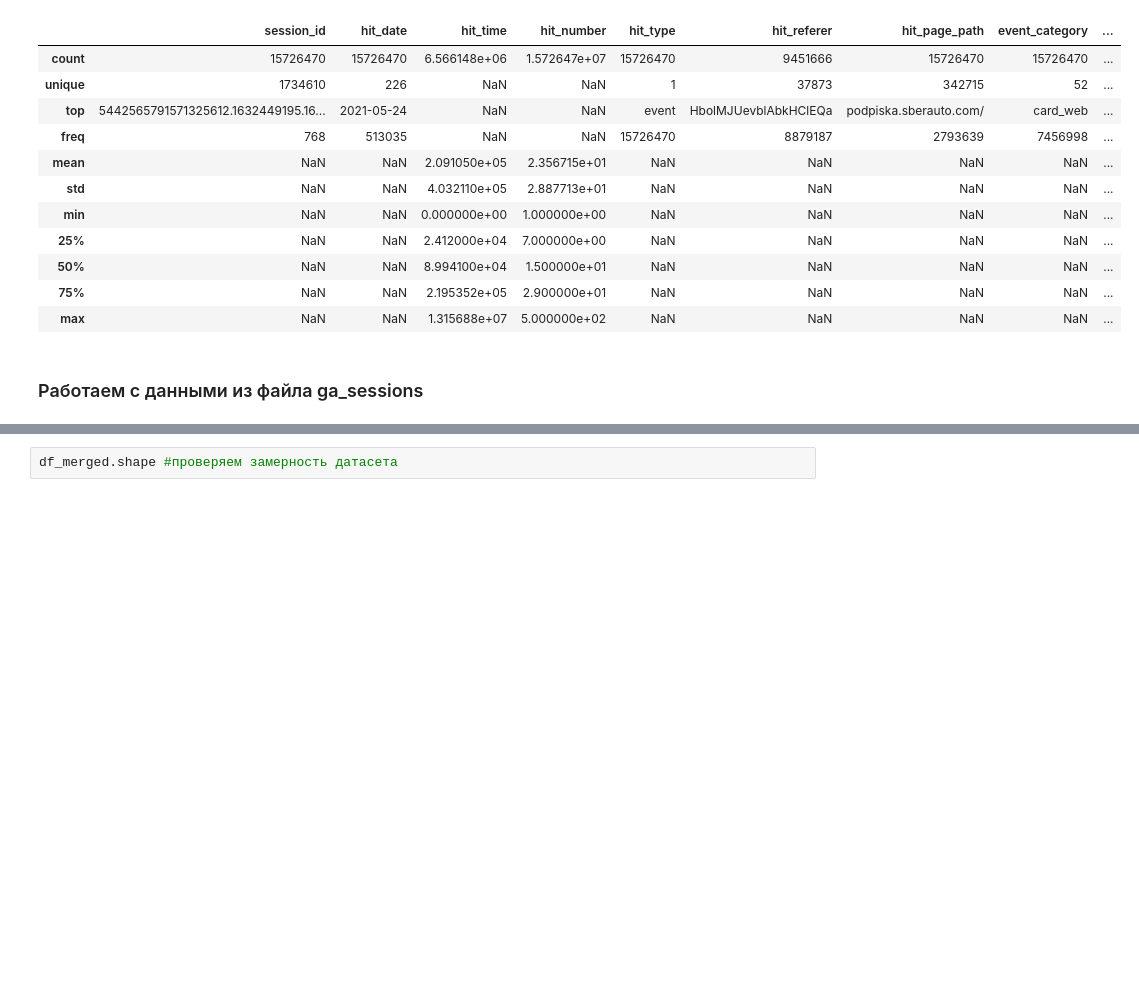
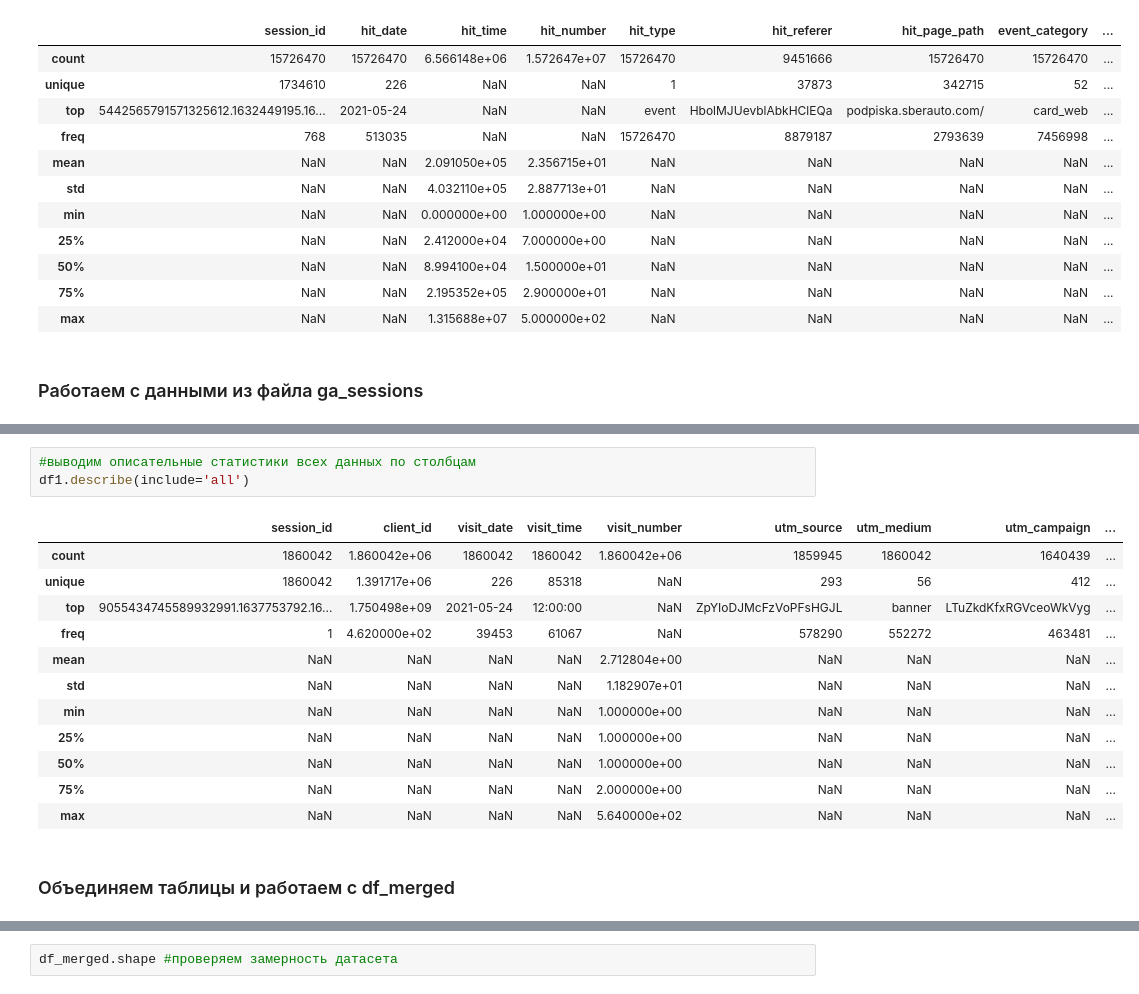
Before and after one commit to MoutanDeew/SberAutosubscribeProject, a Jupyter notebook: SberAutosubscribe.ipynb, the cells around one changed output, grey strips where cells are left out. Drawn from its saved outputs; the diff is of its cells as text; blank space fills up the shorter version.

```diff
--- a/SberAutosubscribe.ipynb
+++ b/SberAutosubscribe.ipynb
@@ -92,4 +103,22 @@ df1.head(10)
 | 7 | 9055461992850812764.1626107740.16... | 2108389044.162611 | 2021-07-12 | 19:00:00 | 1 | ZpYIoDJMcFzVoPFsHGJL | banner | LEoPHuyFvzoNfnzGgfcd | ... |
 | 8 | 9055462349345527315.1638536723.16... | 2108389127.163854 | 2021-12-03 | 16:05:23 | 1 | ZpYIoDJMcFzVoPFsHGJL | banner | LEoPHuyFvzoNfnzGgfcd | ... |
 | 9 | 9055466554104774132.1624800757.16... | 2108390106.16248 | 2021-06-27 | 16:00:00 | 1 | ZpYIoDJMcFzVoPFsHGJL | banner | LEoPHuyFvzoNfnzGgfcd | ... |
+# %%
+#выводим описательные статистики всех данных по столбцам
+df1.describe(include='all')
+# %% [output]
+|  | session_id | client_id | visit_date | visit_time | visit_number | utm_source | utm_medium | utm_campaign | ... |
+| count | 1860042 | 1.860042e+06 | 1860042 | 1860042 | 1.860042e+06 | 1859945 | 1860042 | 1640439 | ... |
+| unique | 1860042 | 1.391717e+06 | 226 | 85318 | NaN | 293 | 56 | 412 | ... |
+| top | 9055434745589932991.1637753792.16... | 1.750498e+09 | 2021-05-24 | 12:00:00 | NaN | ZpYIoDJMcFzVoPFsHGJL | banner | LTuZkdKfxRGVceoWkVyg | ... |
+| freq | 1 | 4.620000e+02 | 39453 | 61067 | NaN | 578290 | 552272 | 463481 | ... |
+| mean | NaN | NaN | NaN | NaN | 2.712804e+00 | NaN | NaN | NaN | ... |
+| std | NaN | NaN | NaN | NaN | 1.182907e+01 | NaN | NaN | NaN | ... |
+| min | NaN | NaN | NaN | NaN | 1.000000e+00 | NaN | NaN | NaN | ... |
+| 25% | NaN | NaN | NaN | NaN | 1.000000e+00 | NaN | NaN | NaN | ... |
+| 50% | NaN | NaN | NaN | NaN | 1.000000e+00 | NaN | NaN | NaN | ... |
+| 75% | NaN | NaN | NaN | NaN | 2.000000e+00 | NaN | NaN | NaN | ... |
+| max | NaN | NaN | NaN | NaN | 5.640000e+02 | NaN | NaN | NaN | ... |
+# %% [markdown]
+### Объединяем таблицы и работаем с df_merged
 # %%
```
Also changed, not shown: parts of 190 cells of this notebook.
